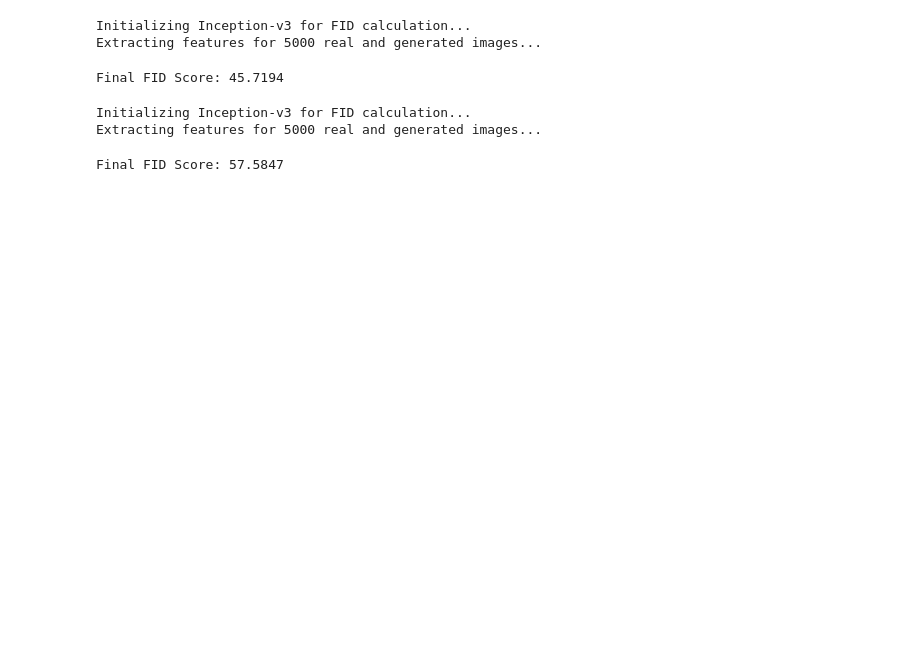
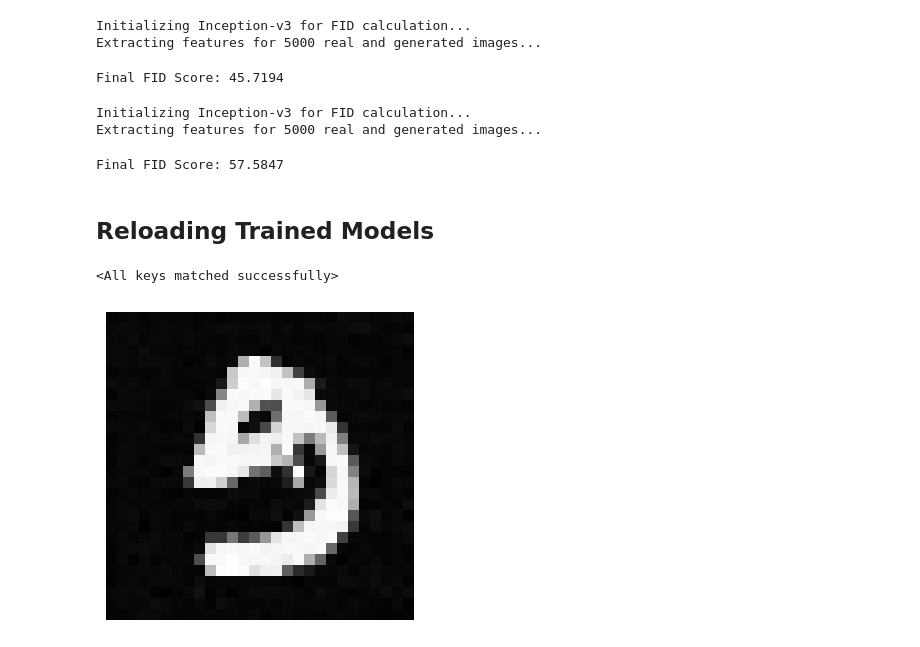
Before and after one commit to SimTe8/flow_matching, a Jupyter notebook: MNIST_test.ipynb, the cells around one changed output. Drawn from its saved outputs; the diff is of its cells as text; code cells hidden in the pictures; blank space fills up the shorter version.

```diff
--- a/MNIST_test.ipynb
+++ b/MNIST_test.ipynb
@@ -628,3 +634,16 @@ fid6 = calculate_fid_for_flow_model(model6, "rk4", dl_train_full)
 Initializing Inception-v3 for FID calculation...
 Extracting features for 5000 real and generated images...
 Final FID Score: 57.5847
+# %% [markdown]
+## Reloading Trained Models
+# %%
+path = "results/26-06-10_0416_MNIST_ext_baseline/model_06-10-26.pth"
+
+model = MiniUNetVectorField().to("cuda")
+model.load_state_dict(torch.load(path, weights_only=True))
+# %% [output]
+<All keys matched successfully>
+# %%
+single_image_test(model)
+# %% [output]
+[figure, added]
```
Also changed, not shown: parts of 11 cells of this notebook, 8 other files.
